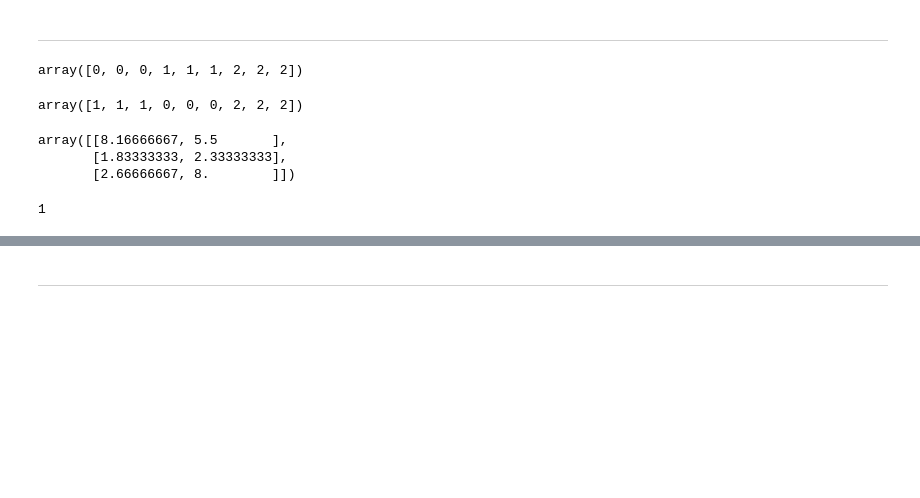
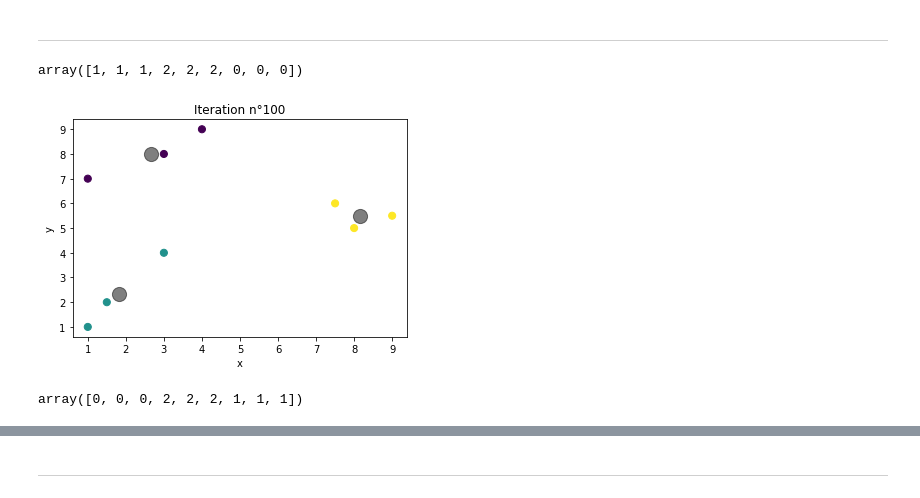
Before and after one commit to gaguillaume/project_clustering_Netflix, a Jupyter notebook: K-means_test.ipynb, the cells around one changed output, grey strips where cells are left out. Cells and saved outputs as stored; diff of their text form; code cells hidden in the pictures; blank space fills up the shorter version.

Commit message:
Ajout des distances cos et L1, début KMedoids

```diff
--- a/K-means_test.ipynb
+++ b/K-means_test.ipynb
@@ -36,3 +173,5 @@ X = [p.x for p in L]
 Y = [p.y for p in L]
 colors = [p.color for p in L]
 df = pd.DataFrame({'X':X, 'Y':Y, 'colors':colors})
+
+df_X = df.loc[:,['X','Y']]
@@ -112,18 +190,10 @@ X;
 # %%
-kmeans = KMeans(3)
-kmeans.fit1(X)
+kmeans = KMeans(n_clusters=3, n_iter=100, dist='euc')
+kmeans.fit(df_X, drawing=False)
 kmeans.labels
 # %% [output]
-array([0, 0, 0, 1, 1, 1, 2, 2, 2])
+array([1, 1, 1, 2, 2, 2, 0, 0, 0])
-# %%
-kmeans = KMeans(3)
-kmeans.fit2(X)
-kmeans.labels
-# %% [output]
-array([1, 1, 1, 0, 0, 0, 2, 2, 2])
 # %%
-kmeans.centroids
+kmeans.graph
 # %% [output]
-array([[8.16666667, 5.5       ],
-       [1.83333333, 2.33333333],
-       [2.66666667, 8.        ]])
+[figure, added]
@@ -137,5 +200,6 @@ pC3 = Point(kmeans.centroids[2])
-# %%
-# Pour obtenir le label d'un nouveau point
-kmeans.compute_label(pC2.coords)
-# %% [output]
-1
+# %%
+kmed = KMedoids(n_clusters=3, n_iter=100, dist='euc')
+kmed.fit(df_X, drawing=False)
+kmed.labels
+# %% [output]
+array([0, 0, 0, 2, 2, 2, 1, 1, 1])
```
Also changed, not shown: parts of 24 cells of this notebook, 1 other file.
